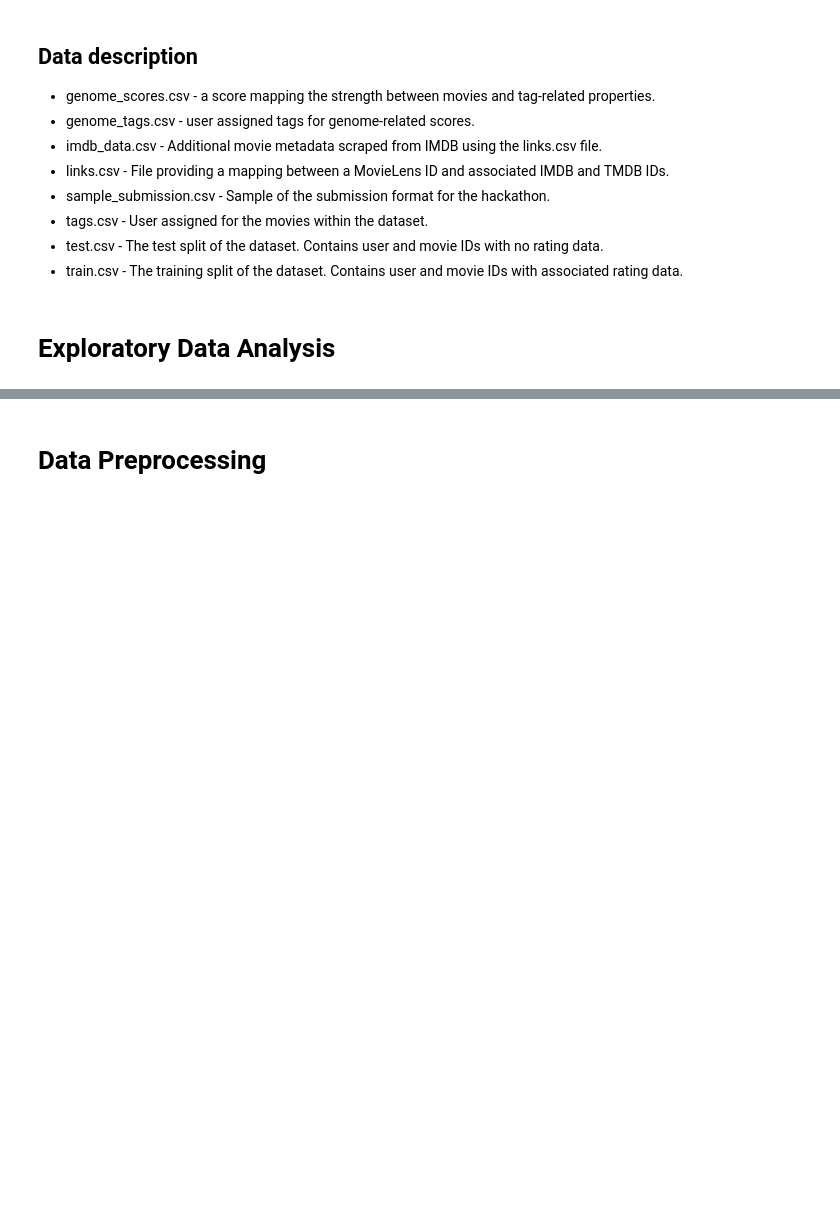
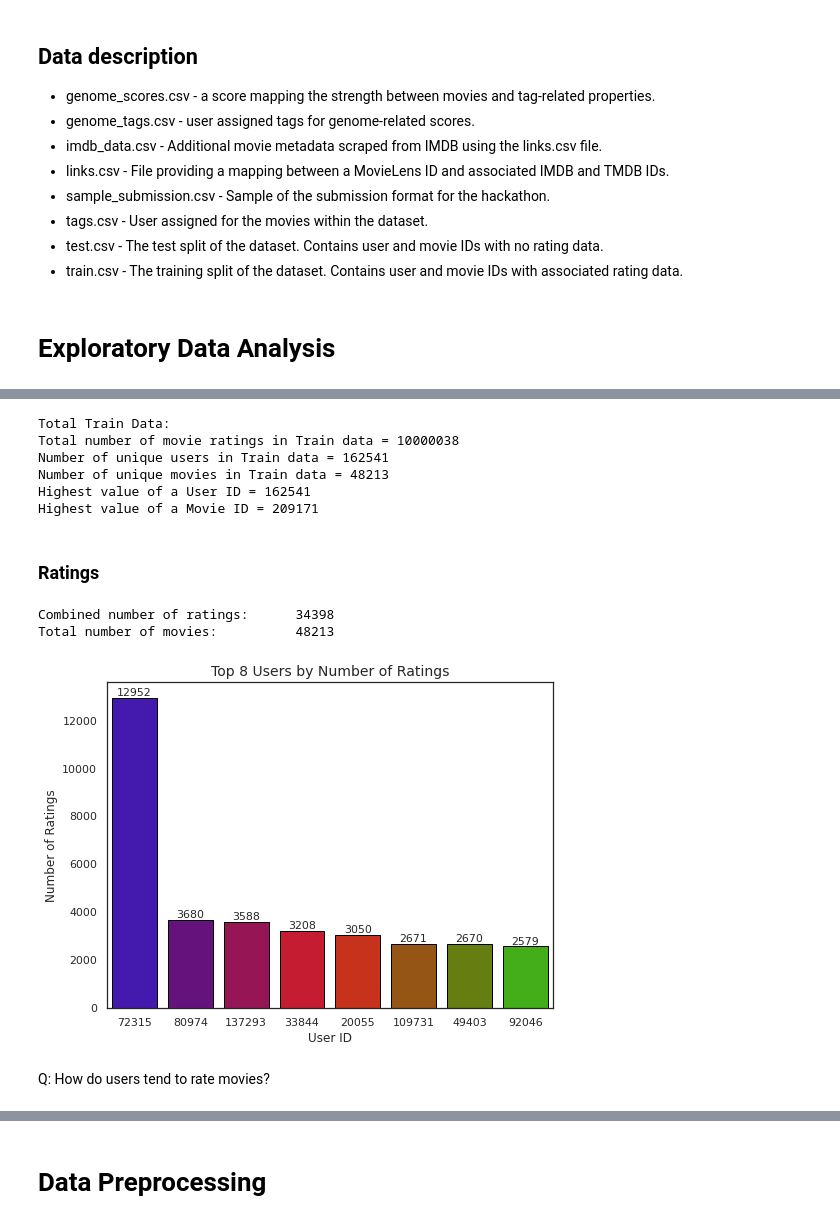
Before and after one commit to abubakaralsadiq/Unsupervised_Learning-Team_5, a Jupyter notebook: Team_5_unsupervised_base_notebook .ipynb, the cells around one changed output, grey strips where cells are left out. Cells and saved outputs as stored; diff of their text form; code cells hidden in the pictures; blank space fills up the shorter version.

```diff
--- a/Team_5_unsupervised_base_notebook .ipynb
+++ b/Team_5_unsupervised_base_notebook .ipynb
@@ -114,0 +262,53 @@ MemoryError: Unable to allocate 2.00 MiB for an array with shape (262144,) and d
+# %%
+# We analysing the train set
+print("Total Train Data:")
+print("Total number of movie ratings in Train data = "+str(train.shape[0]))
+print("Number of unique users in Train data = "+str(len(np.unique(train["userId"]))))
+print("Number of unique movies in Train data = "+str(len(np.unique(train["movieId"]))))
+print("Highest value of a User ID = "+str(max(train["userId"].values)))
+print("Highest value of a Movie ID = "+str(max(train["movieId"].values)))
+# %% [output]
+Total Train Data:
+Total number of movie ratings in Train data = 10000038
+Number of unique users in Train data = 162541
+Number of unique movies in Train data = 48213
+Highest value of a User ID = 162541
+Highest value of a Movie ID = 209171
+# %% [markdown]
+### Ratings
+# %%
+def user_ratings_count(df, n):
+    """
+    Counts the number of user ratings.
+    Parameters
+    ----------
+        df (DataFrame): input DataFrame
+        n (int): number of users to show
+    Returns
+    -------
+        barplot (NoneType): barplot of top n users by number of observations
+    Example
+    -------
+        >>> df = pd.DataFrame({'userId':[1,2,3,1,2,4,5,4]})
+        >>> user_ratings_count(df, 3)
+            NoneType (barplot)
+    """
+    plt.figure(figsize=(8,6))
+    data = df['userId'].value_counts().head(n)
+    ax = sns.barplot(x = data.index, y = data, order= data.index, palette='brg', edgecolor="black")
+    for p in ax.patches:
+        ax.text(p.get_x() + p.get_width()/2., p.get_height(), '%d' % int(p.get_height()), fontsize=11, ha='center', va='bottom')
+    plt.title(f'Top {n} Users by Number of Ratings', fontsize=14)
+    plt.xlabel('User ID')
+    plt.ylabel('Number of Ratings')
+    print("Combined number of ratings:\t",df['userId'].value_counts().head(n).sum(),
+         "\nTotal number of movies:\t\t", df['movieId'].nunique())
+    plt.show()
+# %%
+user_ratings_count(train_df,8)
+# %% [output]
+Combined number of ratings:      34398
+Total number of movies:          48213
+[figure, added]
+# %% [markdown]
+Q: How do users tend to rate movies?
```
Also changed, not shown: parts of 31 cells of this notebook.
